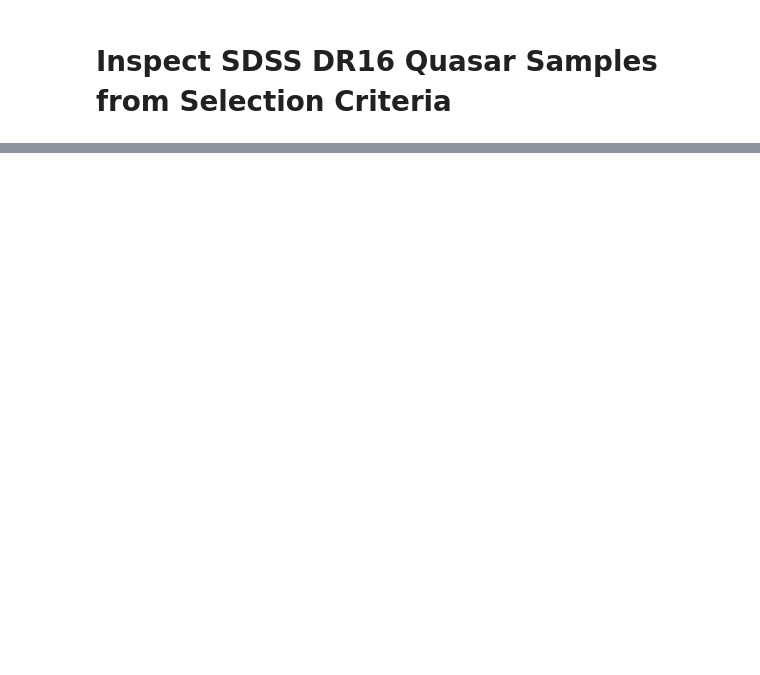
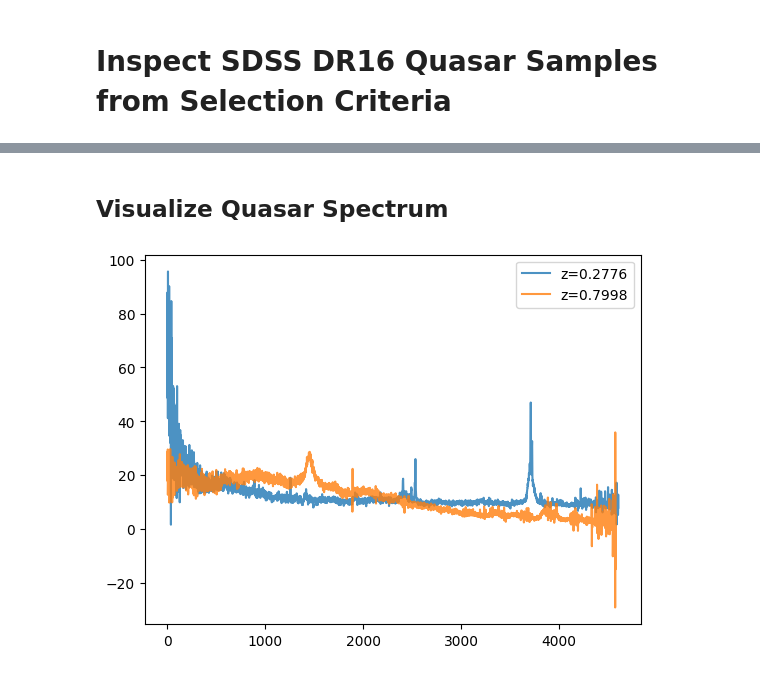
Before and after one commit to yongsukyee/uncertain_blackholemass, a Jupyter notebook: notebooks/inspect_data.ipynb, the cells around one changed output, grey strips where cells are left out. Drawn from its saved outputs; the diff is of its cells as text; code cells hidden in the pictures; blank space fills up the shorter version.

```diff
--- a/notebooks/inspect_data.ipynb
+++ b/notebooks/inspect_data.ipynb
@@ -42,0 +90,16 @@ plt.show()
+# %% [markdown]
+## Visualize Quasar Spectrum
+# %%
+# Plot spectra for lowest and highest redshift
+df_minz = df_train[df_train['Z_FIT']==df_train['Z_FIT'].min()]
+df_maxz = df_train[df_train['Z_FIT']==df_train['Z_FIT'].max()]
+data_minz = fits.getdata(Path(cfg['data_dir'], 'spectra', f"op-{df_minz['OBJID'].values[0]}.fits.gz"), ext=3)
+data_maxz = fits.getdata(Path(cfg['data_dir'], 'spectra', f"op-{df_maxz['OBJID'].values[0]}.fits.gz"), ext=3)
+
+plt.figure()
+plt.plot(data_minz['flux_prereduced'], label=f"z={df_minz['Z_FIT'].values[0]:.4f}", alpha=0.8)
+plt.plot(data_maxz['flux_prereduced'], label=f"z={df_maxz['Z_FIT'].values[0]:.4f}", alpha=0.8)
+plt.legend()
+plt.show()
+# %% [output]
+[figure, added]
```
Also changed, not shown: parts of 13 cells of this notebook, 2 other files.
